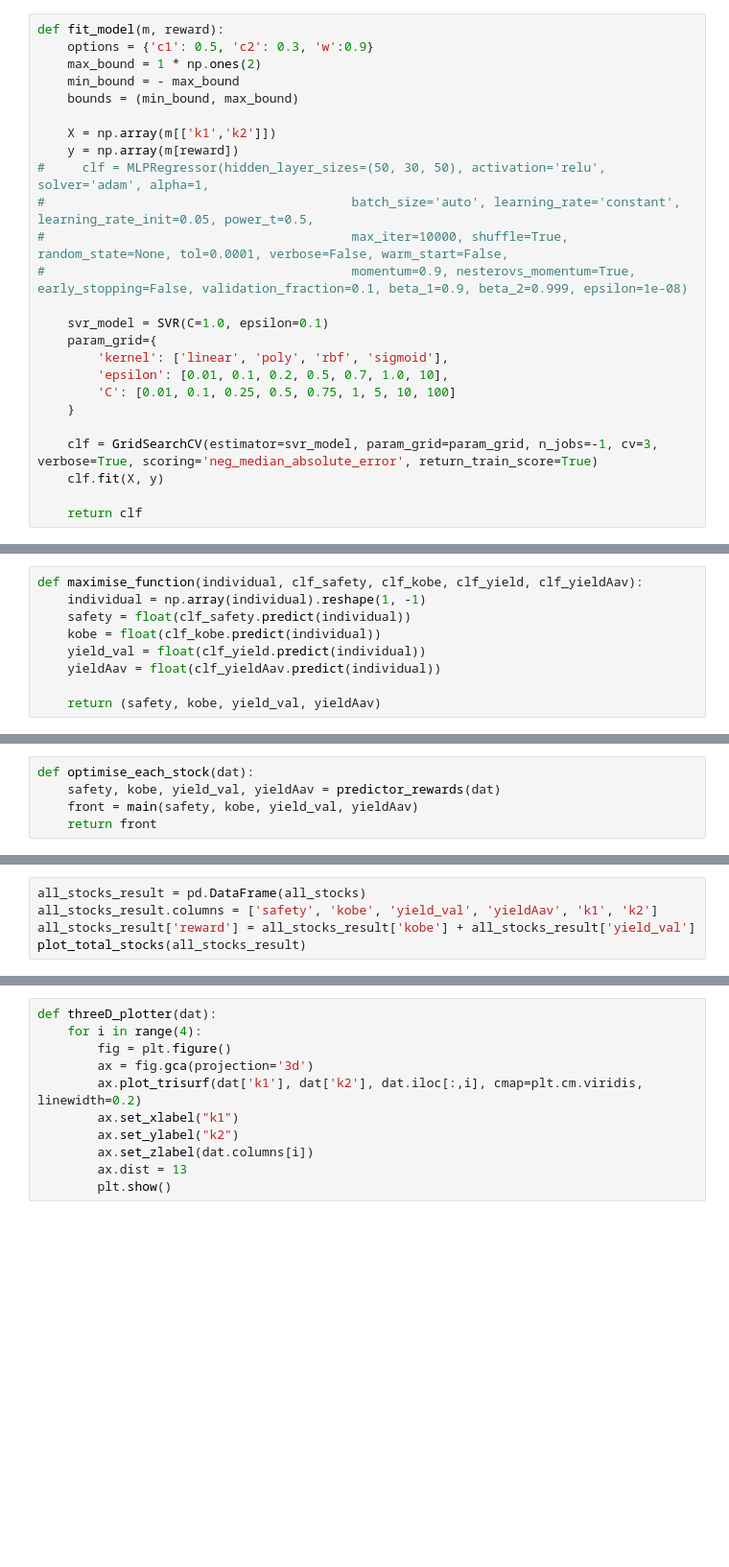
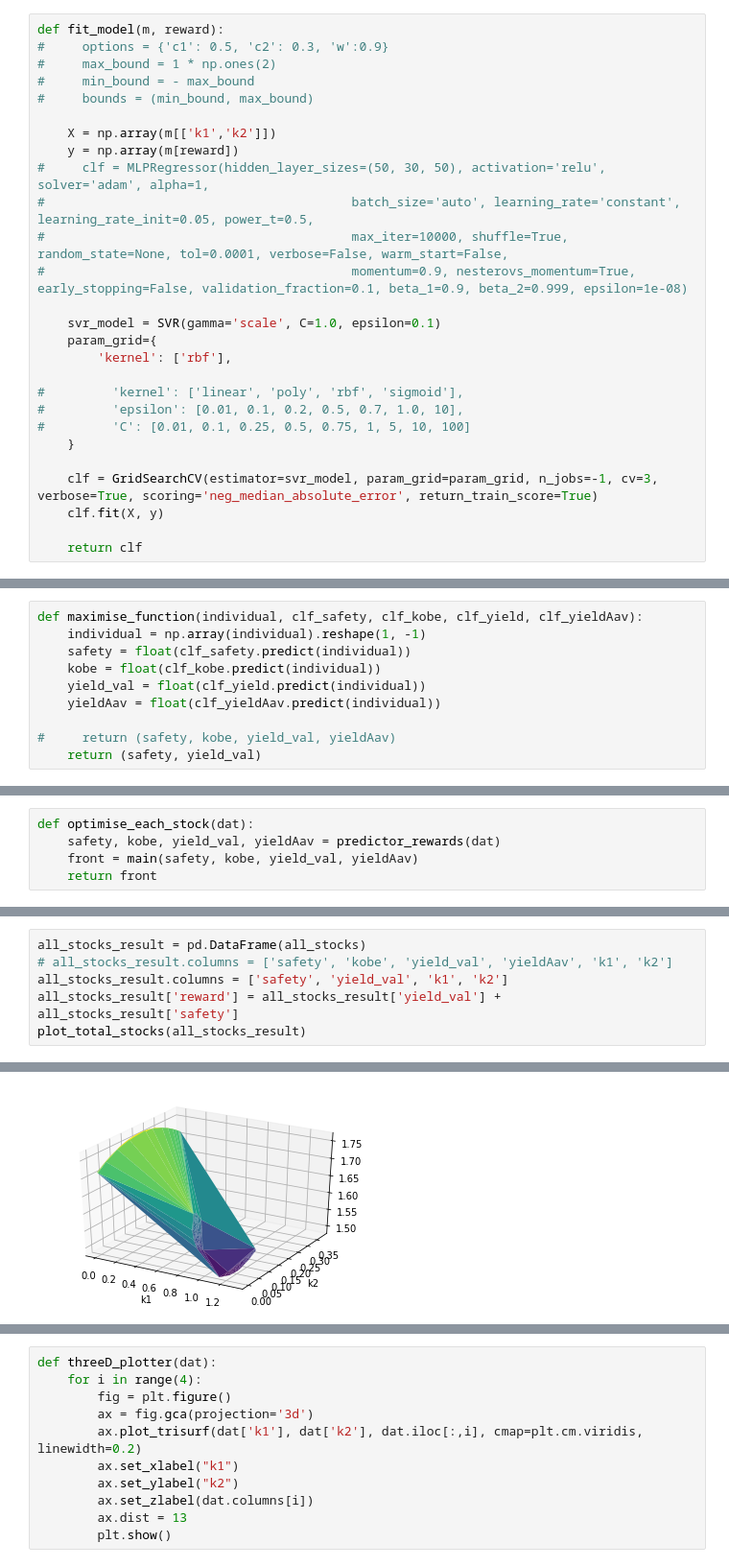
Before and after one commit to alexanderkell/fish-stock-optimiser, a Jupyter notebook: notebooks/2.0-ajmk-NSGA-II.ipynb, the cells around one changed output, grey strips where cells are left out. Shown at 96% size. Cells and saved outputs as stored; diff of their text form; blank space fills up the shorter version.

```diff
--- a/notebooks/2.0-ajmk-NSGA-II.ipynb
+++ b/notebooks/2.0-ajmk-NSGA-II.ipynb
@@ -58,9 +64,9 @@ by_fish.head()
 # %%
 def fit_model(m, reward):
-    options = {'c1': 0.5, 'c2': 0.3, 'w':0.9}
-    max_bound = 1 * np.ones(2)
-    min_bound = - max_bound
-    bounds = (min_bound, max_bound)
+#     options = {'c1': 0.5, 'c2': 0.3, 'w':0.9}
+#     max_bound = 1 * np.ones(2)
+#     min_bound = - max_bound
+#     bounds = (min_bound, max_bound)
 
     X = np.array(m[['k1','k2']])
     y = np.array(m[reward])
@@ -69,11 +75,13 @@ def fit_model(m, reward):
 #                                         max_iter=10000, shuffle=True, random_state=None, tol=0.0001, verbose=False, warm_start=False,
 #                                         momentum=0.9, nesterovs_momentum=True, early_stopping=False, validation_fraction=0.1, beta_1=0.9, beta_2=0.999, epsilon=1e-08)
 
-    svr_model = SVR(C=1.0, epsilon=0.1)
+    svr_model = SVR(gamma='scale', C=1.0, epsilon=0.1)
     param_grid={
-        'kernel': ['linear', 'poly', 'rbf', 'sigmoid'],
-        'epsilon': [0.01, 0.1, 0.2, 0.5, 0.7, 1.0, 10],
-        'C': [0.01, 0.1, 0.25, 0.5, 0.75, 1, 5, 10, 100]
+        'kernel': ['rbf'],
+
+#         'kernel': ['linear', 'poly', 'rbf', 'sigmoid'],
+#         'epsilon': [0.01, 0.1, 0.2, 0.5, 0.7, 1.0, 10],
+#         'C': [0.01, 0.1, 0.25, 0.5, 0.75, 1, 5, 10, 100]
     }
 
     clf = GridSearchCV(estimator=svr_model, param_grid=param_grid, n_jobs=-1, cv=3, verbose=True, scoring='neg_median_absolute_error', return_train_score=True)
@@ -95,5 +103,6 @@ def maximise_function(individual, clf_safety, clf_kobe, clf_yield, clf_yieldAav)
     yield_val = float(clf_yield.predict(individual))
     yieldAav = float(clf_yieldAav.predict(individual))
 
-    return (safety, kobe, yield_val, yieldAav)
+#     return (safety, kobe, yield_val, yieldAav)
+    return (safety, yield_val)
 # %%
@@ -292,6 +298,8 @@ gen     evals   std
  1 2 3 4 5 6 7 8 9 10 11 12 13 14 15 16 17 18 19 20 21 22 23 24 25 26 27 28 29 30 31 32 33 34 35 36 37 38 39 40 41 42 43 44 45 46 47 48 49 50 51 52 53 54 55 56 57 58 59 60 61 62 63 64 65 66 67 68 69 7 ...
 # %%
 all_stocks_result = pd.DataFrame(all_stocks)
-all_stocks_result.columns = ['safety', 'kobe', 'yield_val', 'yieldAav', 'k1', 'k2']
-all_stocks_result['reward'] = all_stocks_result['kobe'] + all_stocks_result['yield_val']
+# all_stocks_result.columns = ['safety', 'kobe', 'yield_val', 'yieldAav', 'k1', 'k2']
+all_stocks_result.columns = ['safety', 'yield_val', 'k1', 'k2']
+all_stocks_result['reward'] = all_stocks_result['yield_val'] + all_stocks_result['safety']
 plot_total_stocks(all_stocks_result)
+# %% [output]
@@ -297,0 +307 @@ plot_total_stocks(all_stocks_result)
+[figure, added]
```
Also changed, not shown: parts of 21 cells of this notebook, 6 other files.
